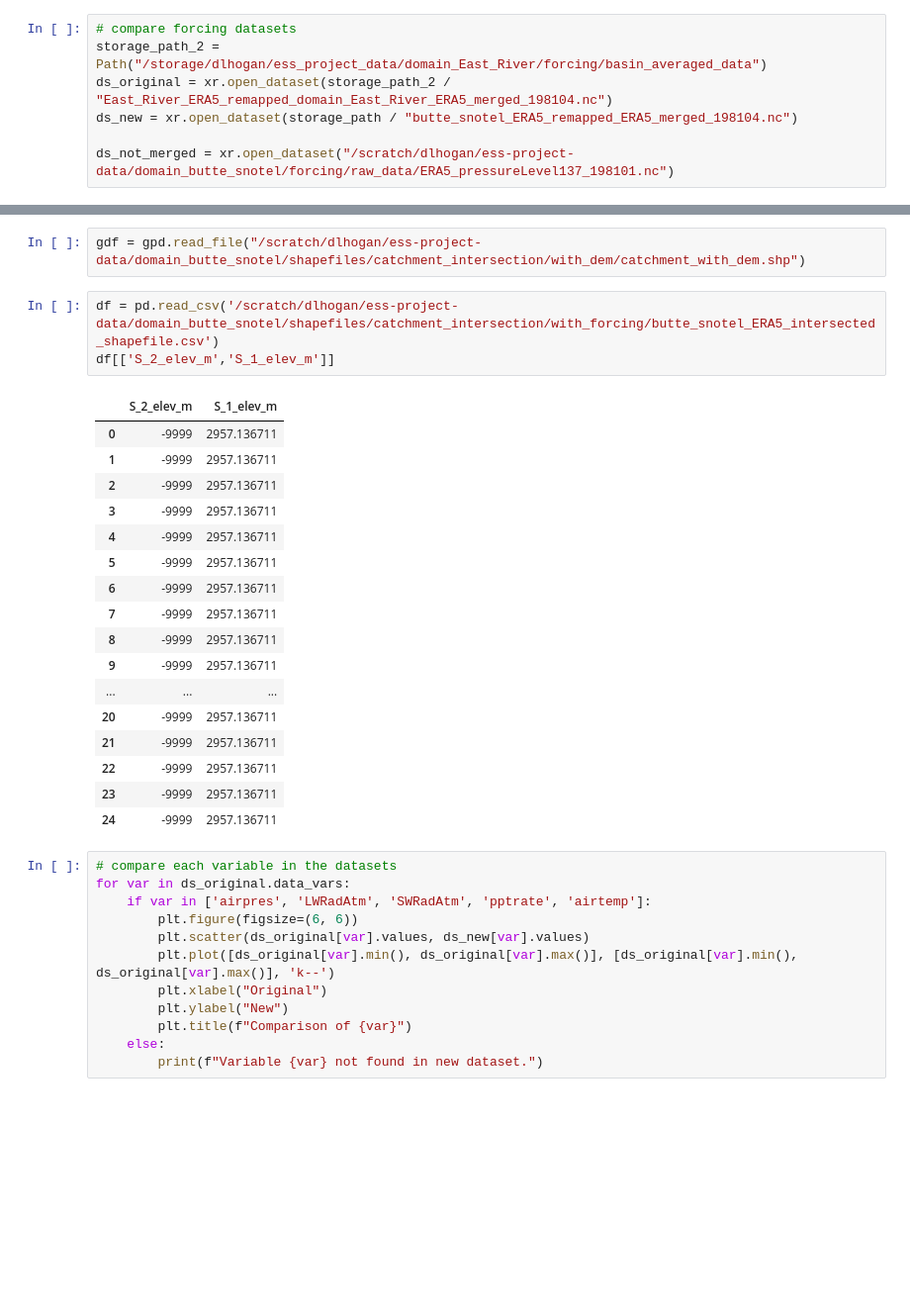
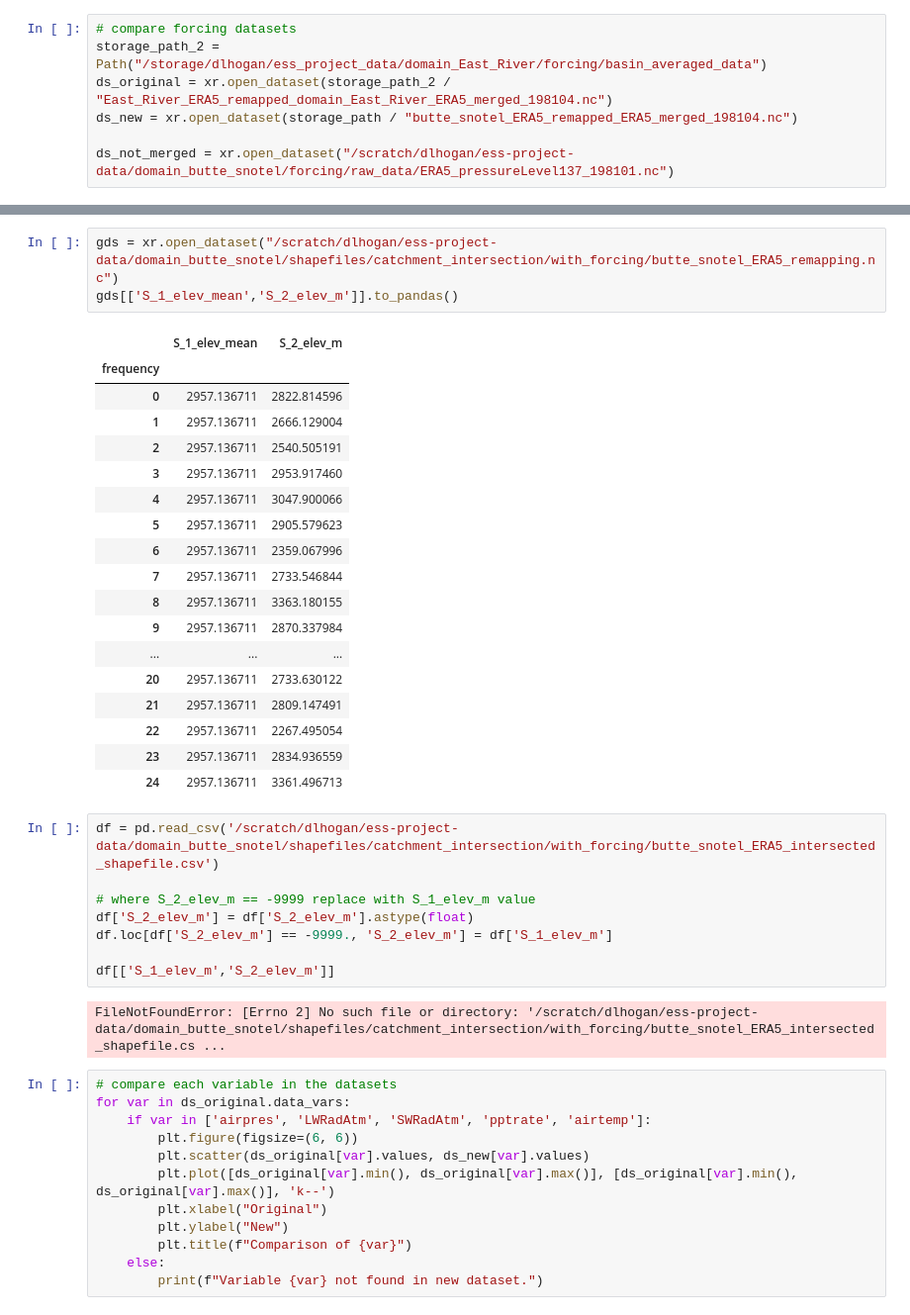
Before and after one commit to dlhogan97/CONFLUENCE-uwmtnhydro, a Jupyter notebook: ess-project/notebooks/sandbox/test_forcing.ipynb, the cells around one changed output, grey strips where cells are left out. Shown at 99% size. Cells and saved outputs as stored; diff of their text form; blank space fills up the shorter version.

```diff
--- a/ess-project/notebooks/sandbox/test_forcing.ipynb
+++ b/ess-project/notebooks/sandbox/test_forcing.ipynb
@@ -66,26 +205,35 @@ import pandas as pd
 # %%
-gdf = gpd.read_file("/scratch/dlhogan/ess-project-data/domain_butte_snotel/shapefiles/catchment_intersection/with_dem/catchment_with_dem.shp")
+gds = xr.open_dataset("/scratch/dlhogan/ess-project-data/domain_butte_snotel/shapefiles/catchment_intersection/with_forcing/butte_snotel_ERA5_remapping.nc")
+gds[['S_1_elev_mean','S_2_elev_m']].to_pandas()
+# %% [output]
+|  | S_1_elev_mean | S_2_elev_m |
+| frequency |  |  |
+| 0 | 2957.136711 | 2822.814596 |
+| 1 | 2957.136711 | 2666.129004 |
+| 2 | 2957.136711 | 2540.505191 |
+| 3 | 2957.136711 | 2953.917460 |
+| 4 | 2957.136711 | 3047.900066 |
+| 5 | 2957.136711 | 2905.579623 |
+| 6 | 2957.136711 | 2359.067996 |
+| 7 | 2957.136711 | 2733.546844 |
+| 8 | 2957.136711 | 3363.180155 |
+| 9 | 2957.136711 | 2870.337984 |
+| ... | ... | ... |
+| 20 | 2957.136711 | 2733.630122 |
+| 21 | 2957.136711 | 2809.147491 |
+| 22 | 2957.136711 | 2267.495054 |
+| 23 | 2957.136711 | 2834.936559 |
+| 24 | 2957.136711 | 3361.496713 |
 # %%
 df = pd.read_csv('/scratch/dlhogan/ess-project-data/domain_butte_snotel/shapefiles/catchment_intersection/with_forcing/butte_snotel_ERA5_intersected_shapefile.csv')
-df[['S_2_elev_m','S_1_elev_m']]
+
+# where S_2_elev_m == -9999 replace with S_1_elev_m value
+df['S_2_elev_m'] = df['S_2_elev_m'].astype(float)
+df.loc[df['S_2_elev_m'] == -9999., 'S_2_elev_m'] = df['S_1_elev_m']
+
+df[['S_1_elev_m','S_2_elev_m']]
 # %% [output]
-|  | S_2_elev_m | S_1_elev_m |
-| 0 | -9999 | 2957.136711 |
-| 1 | -9999 | 2957.136711 |
-| 2 | -9999 | 2957.136711 |
-| 3 | -9999 | 2957.136711 |
-| 4 | -9999 | 2957.136711 |
-| 5 | -9999 | 2957.136711 |
-| 6 | -9999 | 2957.136711 |
-| 7 | -9999 | 2957.136711 |
-| 8 | -9999 | 2957.136711 |
-| 9 | -9999 | 2957.136711 |
-| ... | ... | ... |
-| 20 | -9999 | 2957.136711 |
-| 21 | -9999 | 2957.136711 |
-| 22 | -9999 | 2957.136711 |
-| 23 | -9999 | 2957.136711 |
-| 24 | -9999 | 2957.136711 |
+FileNotFoundError: [Errno 2] No such file or directory: '/scratch/dlhogan/ess-project-data/domain_butte_snotel/shapefiles/catchment_intersection/with_forcing/butte_snotel_ERA5_intersected_shapefile.cs ...
 # %%
 # compare each variable in the datasets
 for var in ds_original.data_vars:
```
Also changed, not shown: parts of 10 cells of this notebook, 3 other files.
